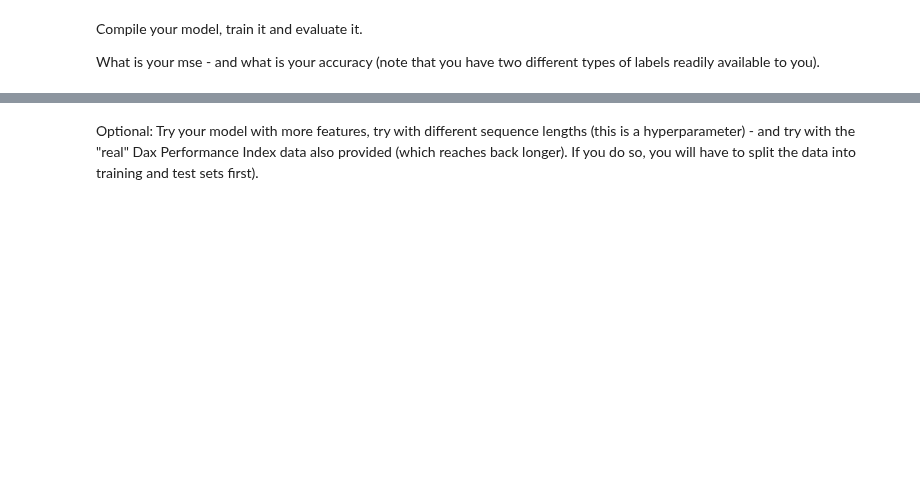
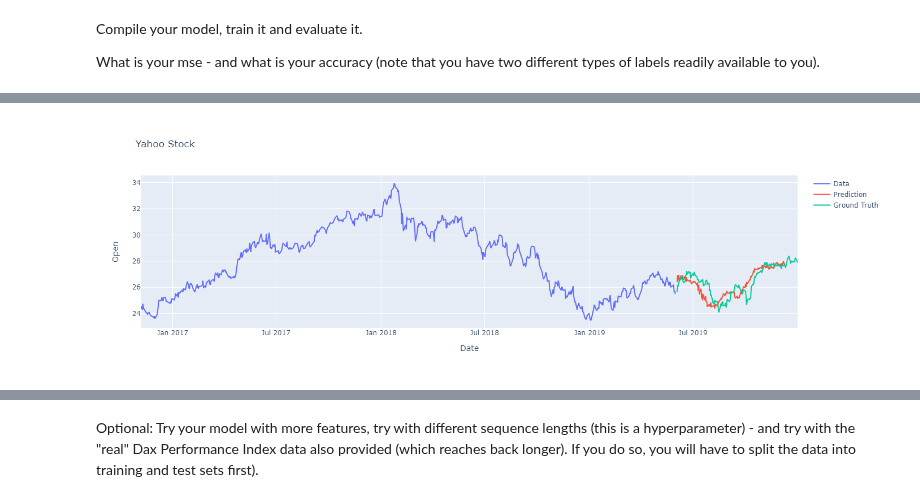
Before and after one commit to mlukan/GDA3B2021, a Jupyter notebook: NN/Stock_Prediction_Quest.ipynb, the cells around one changed output, grey strips where cells are left out. Cells and saved outputs as stored; diff of their text form; code cells hidden in the pictures; blank space fills up the shorter version.

Commit message:
Added Stock_Prediction_Quest

```diff
--- a/NN/Stock_Prediction_Quest.ipynb
+++ b/NN/Stock_Prediction_Quest.ipynb
@@ -210,4 +201,24 @@ NotImplementedError: in user code:
+# %%
+look_back=15
+from keras.preprocessing.sequence import TimeseriesGenerator
+train_generator = TimeseriesGenerator(open_train, open_train, length=look_back, batch_size=20)
+test_generator = TimeseriesGenerator(open_test, open_test, length=look_back, batch_size=1)
+# %%
+from keras.models import Sequential
+from keras.layers import LSTM, Dense
+def lstm_model(input_shape):
+    model = Sequential()
+    model.add(LSTM(10,activation='relu',input_shape=(input_shape,1)))
+    model.add(Dense(1))
+    return model
 # %% [markdown]
 Compile your model, train it and evaluate it.
 
 What is your mse - and what is your accuracy (note that you have two different types of labels readily available to you).
+# %%
+#del lstmod
+lstmod=lstm_model(look_back)
+lstmod.compile(optimizer='adam', loss='mse')
+
+num_epochs = 25
+lstmod.fit(train_generator, epochs=num_epochs, verbose=1)
@@ -213,0 +244,36 @@ What is your mse - and what is your accuracy (note that you have two different t
+# %%
+import plotly.graph_objects as go
+
+prediction = lstmod.predict(test_generator)
+
+open_train = open_train.reshape((-1))
+open_test = open_test.reshape((-1))
+prediction = prediction.reshape((-1))
+
+trace1 = go.Scatter(
+    x = dates_train,
+    y = open_train,
+    mode = 'lines',
+    name = 'Data'
+)
+trace2 = go.Scatter(
+    x = dates_test,
+    y = prediction,
+    mode = 'lines',
+    name = 'Prediction'
+)
+trace3 = go.Scatter(
+    x = dates_test,
+    y = open_test,
+    mode='lines',
+    name = 'Ground Truth'
+)
+layout = go.Layout(
+    title = "Yahoo Stock",
+    xaxis = {'title' : "Date"},
+    yaxis = {'title' : "Open"}
+)
+fig = go.Figure(data=[trace1, trace2, trace3], layout=layout)
+fig.show();
+# %% [output]
+[figure, added]
```
Also changed, not shown: parts of 10 cells of this notebook.
